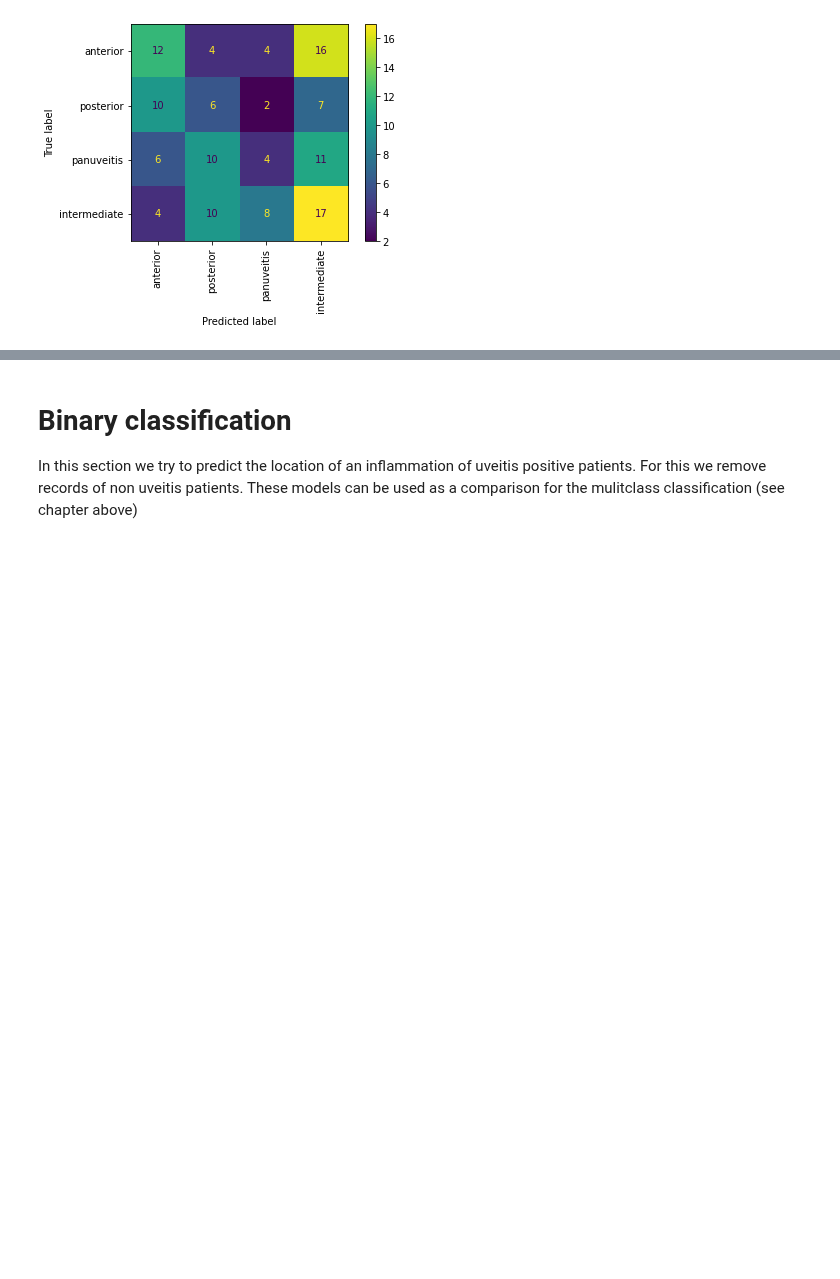
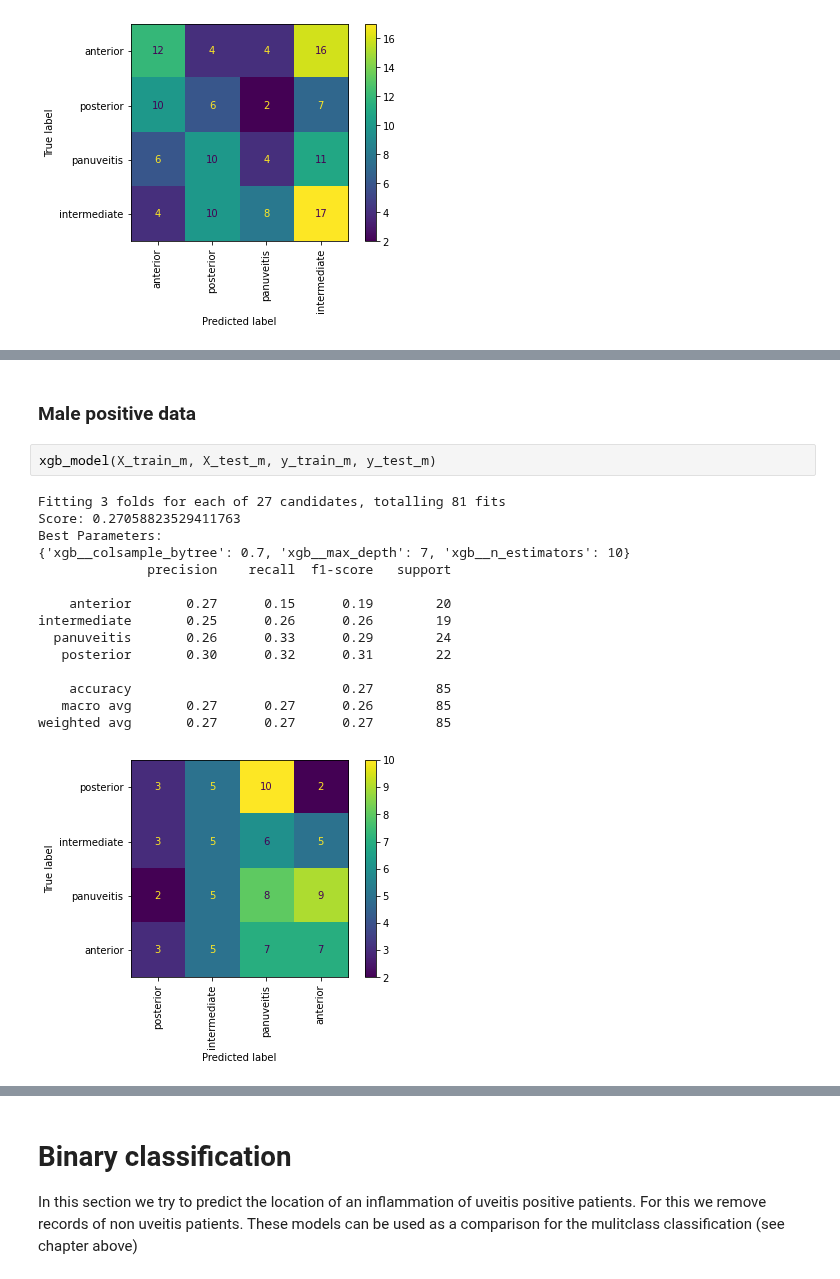
Before and after one commit to CrawTheOne/mirror_-fhnw_ds_fs2021_medical_challenge, a Jupyter notebook: machine_learning/location_classification.ipynb, the cells around one changed output, grey strips where cells are left out. Saved outputs shown, nothing was run; the diff lists cells and outputs as text; blank space fills up the shorter version.

```diff
--- a/machine_learning/location_classification.ipynb
+++ b/machine_learning/location_classification.ipynb
@@ -638,0 +689,20 @@ weighted avg       0.29      0.30      0.29       131
+# %% [markdown]
+### Male positive data
+# %%
+xgb_model(X_train_m, X_test_m, y_train_m, y_test_m)
+# %% [output]
+Fitting 3 folds for each of 27 candidates, totalling 81 fits
+Score: 0.27058823529411763
+Best Parameters:
+{'xgb__colsample_bytree': 0.7, 'xgb__max_depth': 7, 'xgb__n_estimators': 10}
+              precision    recall  f1-score   support
+
+    anterior       0.27      0.15      0.19        20
+intermediate       0.25      0.26      0.26        19
+  panuveitis       0.26      0.33      0.29        24
+   posterior       0.30      0.32      0.31        22
+
+    accuracy                           0.27        85
+   macro avg       0.27      0.27      0.26        85
+weighted avg       0.27      0.27      0.27        85
+[figure, added]
```
Also changed, not shown: parts of 23 cells of this notebook.
